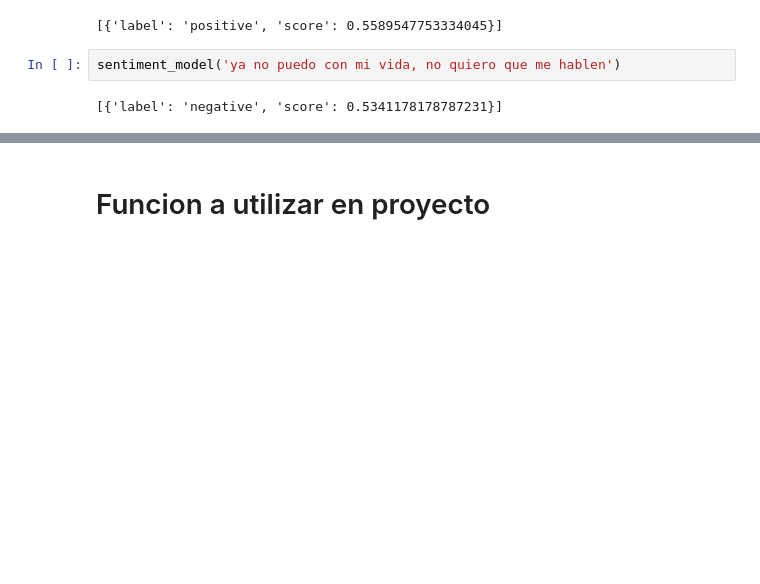
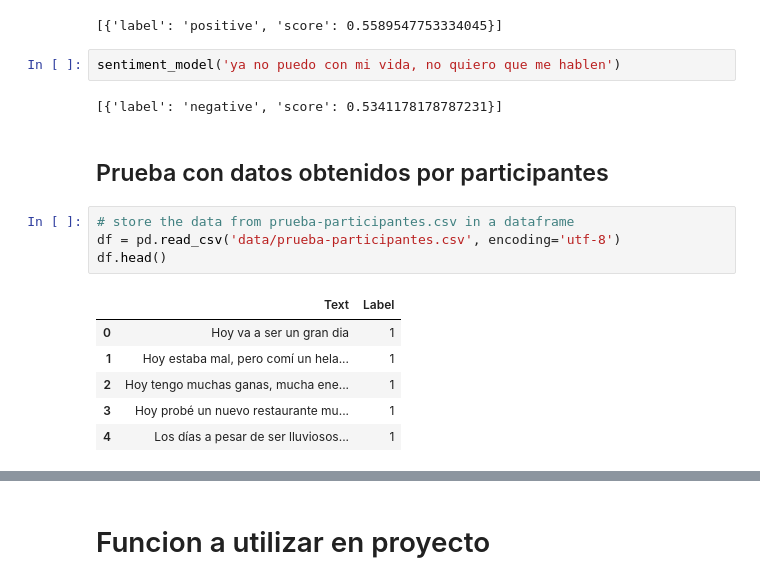
Before and after one commit to raulangelj/analisis_sentimientos_depresion, a Jupyter notebook: sentimientos.ipynb, the cells around one changed output, grey strips where cells are left out. Saved outputs shown, nothing was run; the diff lists cells and outputs as text; blank space fills up the shorter version.

```diff
--- a/sentimientos.ipynb
+++ b/sentimientos.ipynb
@@ -346,3 +355,16 @@ sentiment_model('hoy es el mejor dia de mi vida')
 sentiment_model('ya no puedo con mi vida, no quiero que me hablen')
 # %% [output]
 [{'label': 'negative', 'score': 0.5341178178787231}]
+# %% [markdown]
+## Prueba con datos obtenidos por participantes
+# %%
+# store the data from prueba-participantes.csv in a dataframe
+df = pd.read_csv('data/prueba-participantes.csv', encoding='utf-8')
+df.head()
+# %% [output]
+|  | Text | Label |
+| 0 | Hoy va a ser un gran dia | 1 |
+| 1 | Hoy estaba mal, pero comí un hela... | 1 |
+| 2 | Hoy tengo muchas ganas, mucha ene... | 1 |
+| 3 | Hoy probé un nuevo restaurante mu... | 1 |
+| 4 | Los días a pesar de ser lluviosos... | 1 |
```
Also changed, not shown: parts of 17 cells of this notebook, 6 other files.
